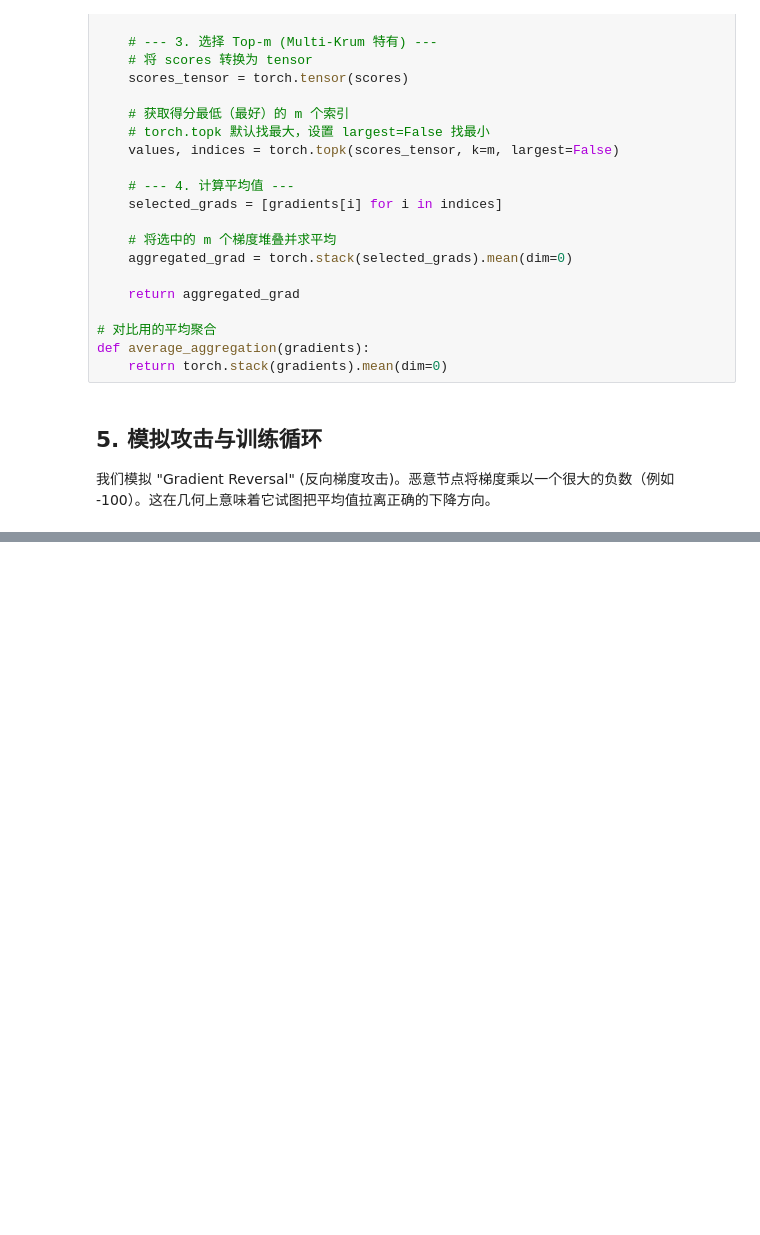
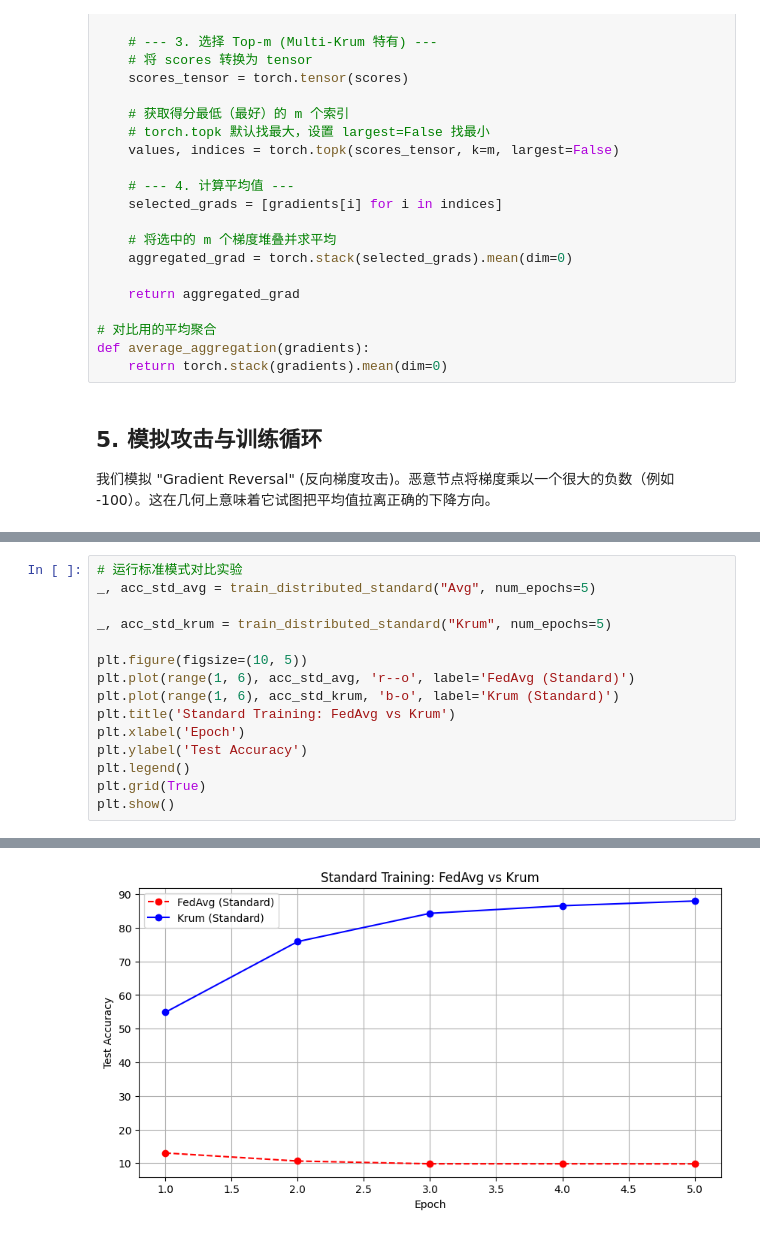
Before and after one commit to Forst25571765/Byzantine-Krum-MNIST, a Jupyter notebook: byzantine_krum_mnist.ipynb, the cells around one changed output, grey strips where cells are left out. Drawn from its saved outputs; the diff is of its cells as text; blank space fills up the shorter version.

```diff
--- a/byzantine_krum_mnist.ipynb
+++ b/byzantine_krum_mnist.ipynb
@@ -407,0 +530,16 @@ Epoch 5: Loss=0.4263, Accuracy=89.90%
+# %%
+# 运行标准模式对比实验
+_, acc_std_avg = train_distributed_standard("Avg", num_epochs=5)
+
+_, acc_std_krum = train_distributed_standard("Krum", num_epochs=5)
+
+plt.figure(figsize=(10, 5))
+plt.plot(range(1, 6), acc_std_avg, 'r--o', label='FedAvg (Standard)')
+plt.plot(range(1, 6), acc_std_krum, 'b-o', label='Krum (Standard)')
+plt.title('Standard Training: FedAvg vs Krum')
+plt.xlabel('Epoch')
+plt.ylabel('Test Accuracy')
+plt.legend()
+plt.grid(True)
+plt.show()
+# %% [output]
@@ -407,0 +558 @@ Epoch 5: Loss=0.4263, Accuracy=89.90%
+[figure, added]
```
Also changed, not shown: parts of 8 cells of this notebook, 8 other files.
